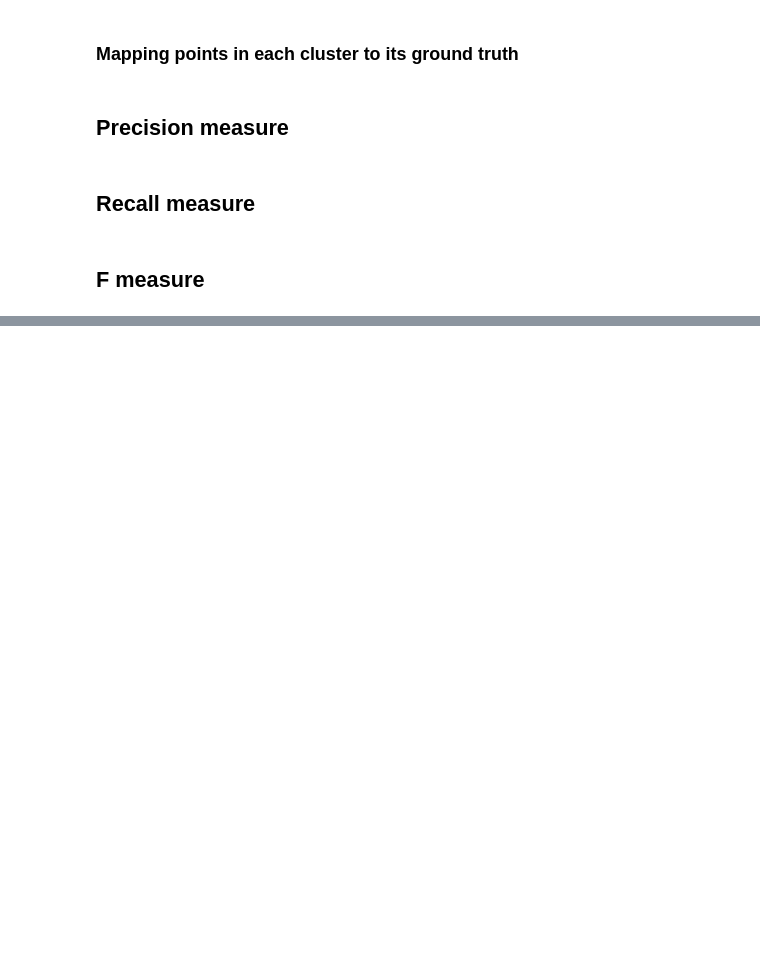
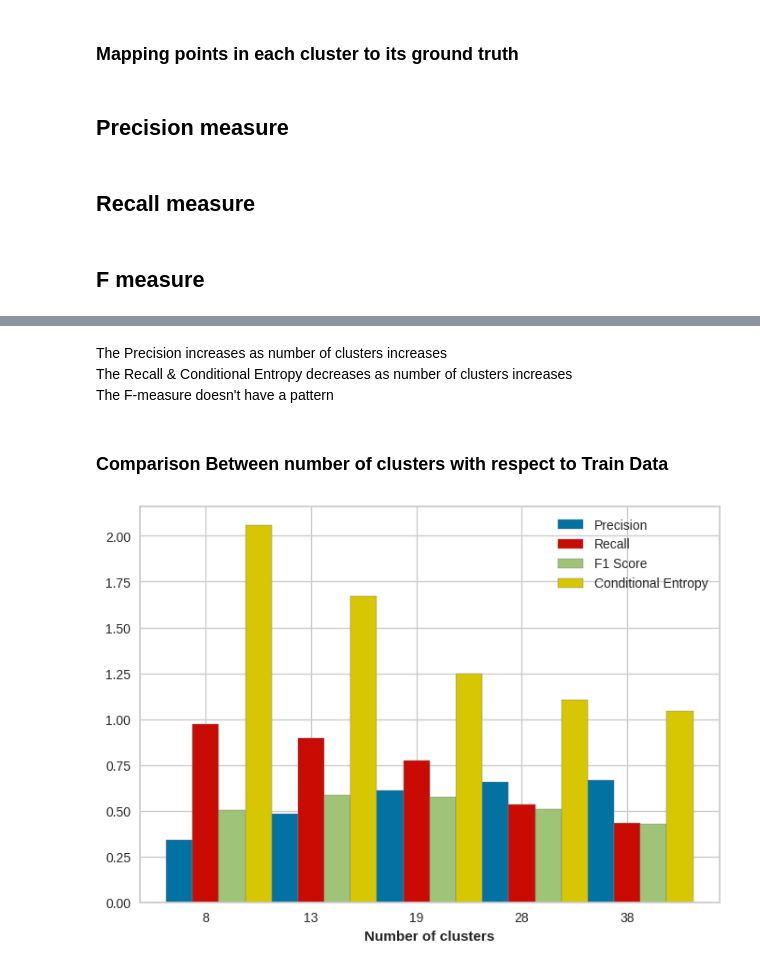
Before and after one commit to YoussefAboelwafa/Activity-Detection, a Jupyter notebook: K-means.ipynb, the cells around one changed output, grey strips where cells are left out. Cells and saved outputs as stored; diff of their text form; code cells hidden in the pictures; blank space fills up the shorter version.

```diff
--- a/K-means.ipynb
+++ b/K-means.ipynb
@@ -229,0 +378,28 @@ F1 Score: 0.4631667402000358
+# %% [markdown]
+The Precision increases as number of clusters increases <br>
+The Recall & Conditional Entropy decreases as number of clusters increases <br>
+The F-measure doesn't have a pattern
+# %% [markdown]
+### Comparison Between number of clusters with respect to Train Data
+# %%
+# bar chart for precision, recall, f1 score and conditional entropy for each k
+# for mean method
+barWidth = 0.25
+bars1 = precision_scores_mean_train
+bars2 = recall_scores_mean_train
+bars3 = f1_scores_mean_train
+bars4 = conditional_entropies_mean_train
+r1 = np.arange(len(bars1))
+r2 = [x + barWidth for x in r1]
+r3 = [x + barWidth for x in r2]
+r4 = [x + barWidth for x in r3]
+plt.bar(r1, bars1, color='b', width=barWidth, edgecolor='grey', label='Precision')
+plt.bar(r2, bars2, color='r', width=barWidth, edgecolor='grey', label='Recall')
+plt.bar(r3, bars3, color='g', width=barWidth, edgecolor='grey', label='F1 Score')
+plt.bar(r4, bars4, color='y', width=barWidth, edgecolor='grey', label='Conditional Entropy')
+plt.xlabel('Number of clusters', fontweight='bold')
+plt.xticks([r + barWidth for r in range(len(bars1))], k_s)
+plt.legend()
+plt.show()
+# %% [output]
+[figure, added]
```
Also changed, not shown: parts of 37 cells of this notebook.
